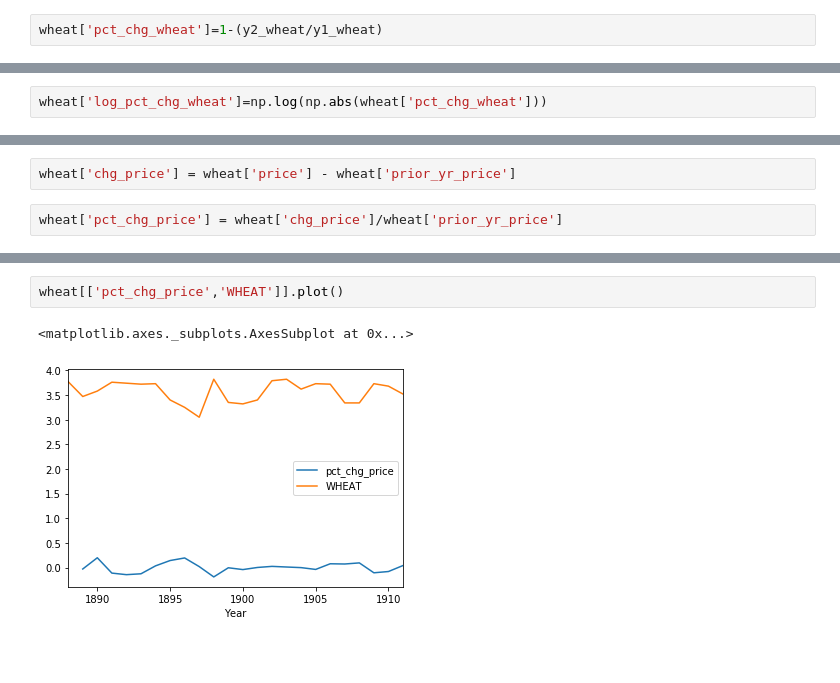
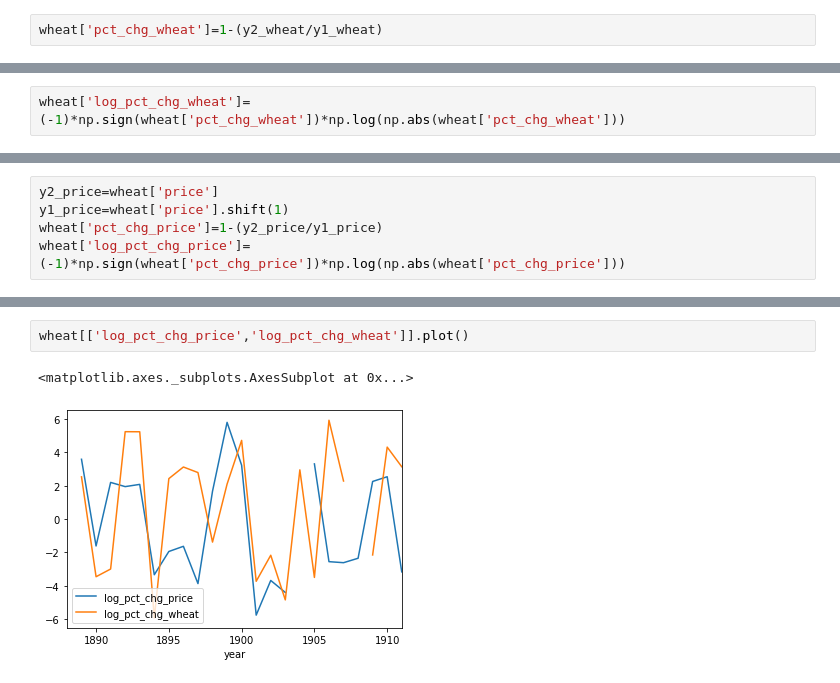
Before and after one commit to 2illlogic/coursera_stats_4_finance, a Jupyter notebook: test.ipynb, the cells around one changed output, grey strips where cells are left out. Drawn from its saved outputs; the diff is of its cells as text; blank space fills up the shorter version.

```diff
--- a/test.ipynb
+++ b/test.ipynb
@@ -132,5 +127,5 @@ wheat['pct_chg_logwheat']=1-(y2_logwheat/y1_logwheat)
 # %%
-wheat['log_pct_chg_wheat']=np.log(np.abs(wheat['pct_chg_wheat']))
+wheat['log_pct_chg_wheat']=(-1)*np.sign(wheat['pct_chg_wheat'])*np.log(np.abs(wheat['pct_chg_wheat']))
 # %%
 wheat.head()
 # %% [output]
@@ -144,4 +138,0 @@ wheat.head()
-# %%
-wheat['chg_price'] = wheat['price'] - wheat['prior_yr_price']
-# %%
-wheat['pct_chg_price'] = wheat['chg_price']/wheat['prior_yr_price']
@@ -150,3 +139,8 @@ prior_yr_wheat = wheat['wheat'].shift(1)
+# %%
+y2_price=wheat['price']
+y1_price=wheat['price'].shift(1)
+wheat['pct_chg_price']=1-(y2_price/y1_price)
+wheat['log_pct_chg_price']=(-1)*np.sign(wheat['pct_chg_price'])*np.log(np.abs(wheat['pct_chg_price']))
 # %%
 wheat.head()
 # %% [output]
@@ -160,5 +154,5 @@ wheat.head()
 # %%
-wheat[['pct_chg_price','WHEAT']].plot()
+wheat[['log_pct_chg_price','log_pct_chg_wheat']].plot()
 # %% [output]
 <matplotlib.axes._subplots.AxesSubplot at 0x...>
-[figure, old version]
+[figure, new version]
```
Also changed, not shown: parts of 9 cells of this notebook, 2 other files.
